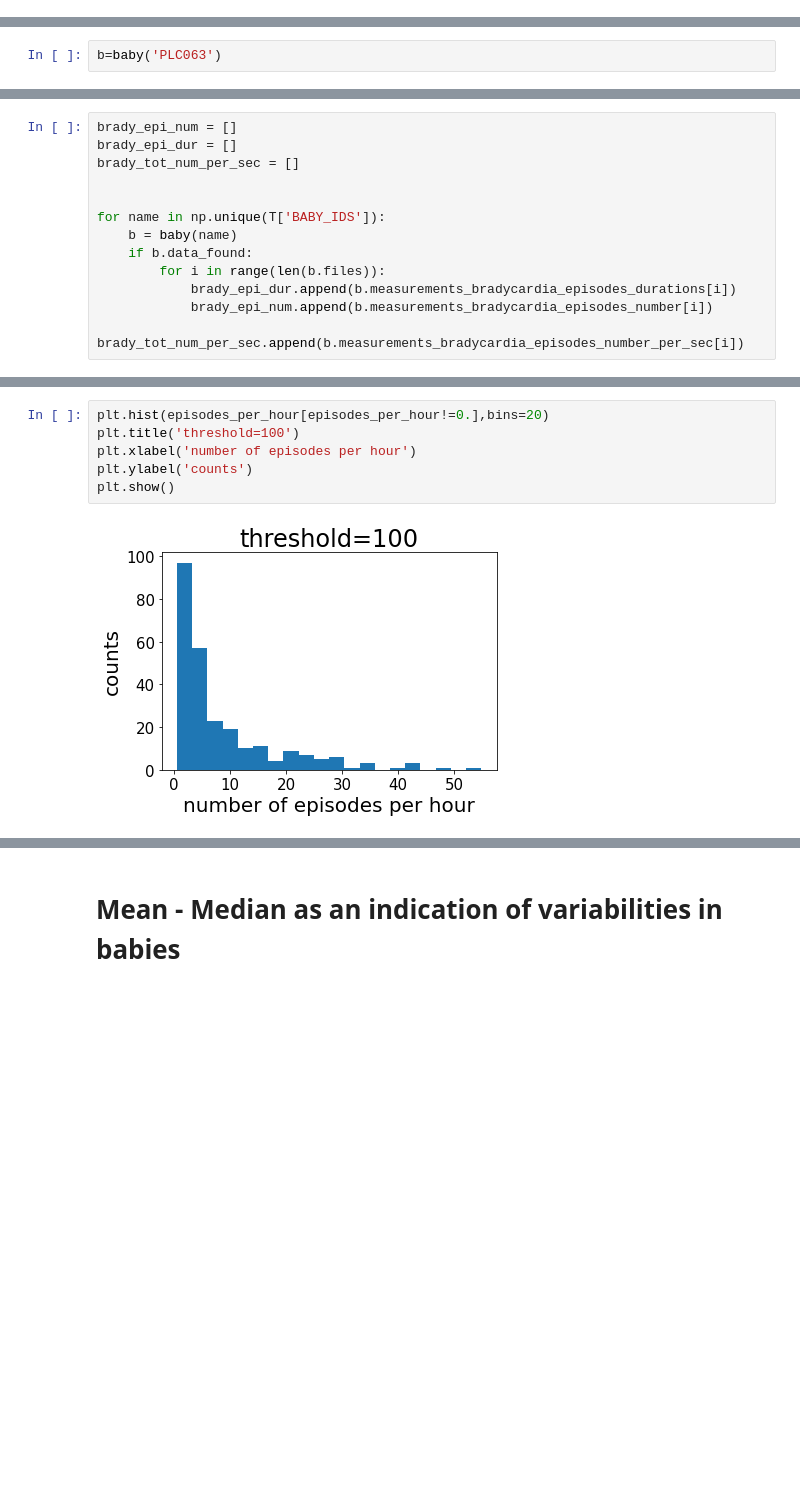
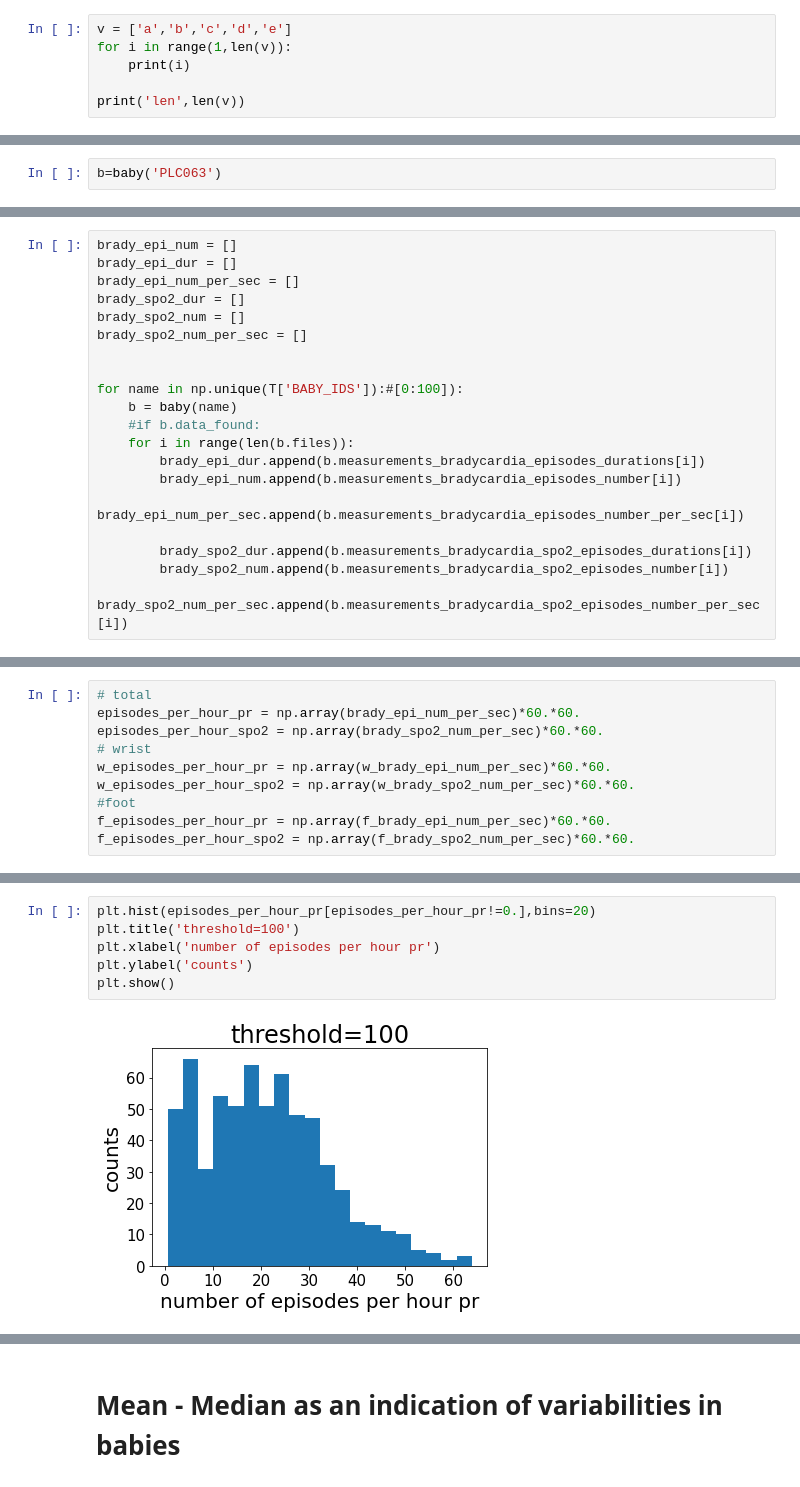
Before and after one commit to shisteve/NHS, a Jupyter notebook: 013_count_bradycardia.ipynb, the cells around one changed output, grey strips where cells are left out. Saved outputs shown, nothing was run; the diff lists cells and outputs as text; blank space fills up the shorter version.

```diff
--- a/013_count_bradycardia.ipynb
+++ b/013_count_bradycardia.ipynb
@@ -63,3 +79,9 @@ def get_brady_episodes_durations(t,PR, threshold=100, duration_min=15,time_step=
         else:
             contiguous_time_bin = False
     return np.array(episode_durations)
+# %%
+v = ['a','b','c','d','e']
+for i in range(1,len(v)):
+    print(i)
+
+print('len',len(v))
@@ -135,13 +216,20 @@ b=baby('PLC063')
 # %%
 brady_epi_num = []
 brady_epi_dur = []
-brady_tot_num_per_sec = []
+brady_epi_num_per_sec = []
+brady_spo2_dur = []
+brady_spo2_num = []
+brady_spo2_num_per_sec = []
 
 
-for name in np.unique(T['BABY_IDS']):
+for name in np.unique(T['BABY_IDS']):#[0:100]):
     b = baby(name)
-    if b.data_found:
-        for i in range(len(b.files)):
-            brady_epi_dur.append(b.measurements_bradycardia_episodes_durations[i])
-            brady_epi_num.append(b.measurements_bradycardia_episodes_number[i])
-            brady_tot_num_per_sec.append(b.measurements_bradycardia_episodes_number_per_sec[i])
+    #if b.data_found:
+    for i in range(len(b.files)):
+        brady_epi_dur.append(b.measurements_bradycardia_episodes_durations[i])
+        brady_epi_num.append(b.measurements_bradycardia_episodes_number[i])
+        brady_epi_num_per_sec.append(b.measurements_bradycardia_episodes_number_per_sec[i])
+
+        brady_spo2_dur.append(b.measurements_bradycardia_spo2_episodes_durations[i])
+        brady_spo2_num.append(b.measurements_bradycardia_spo2_episodes_number[i])
+        brady_spo2_num_per_sec.append(b.measurements_bradycardia_spo2_episodes_number_per_sec[i])
@@ -149,0 +275,10 @@ episodes_per_hour = np.array(brady_tot_num_per_sec)*60.*60.
+# %%
+# total
+episodes_per_hour_pr = np.array(brady_epi_num_per_sec)*60.*60.
+episodes_per_hour_spo2 = np.array(brady_spo2_num_per_sec)*60.*60.
+# wrist
+w_episodes_per_hour_pr = np.array(w_brady_epi_num_per_sec)*60.*60.
+w_episodes_per_hour_spo2 = np.array(w_brady_spo2_num_per_sec)*60.*60.
+#foot
+f_episodes_per_hour_pr = np.array(f_brady_epi_num_per_sec)*60.*60.
+f_episodes_per_hour_spo2 = np.array(f_brady_spo2_num_per_sec)*60.*60.
@@ -150,8 +352,8 @@ episodes_per_hour = np.array(brady_tot_num_per_sec)*60.*60.
 # %%
-plt.hist(episodes_per_hour[episodes_per_hour!=0.],bins=20)
+plt.hist(episodes_per_hour_pr[episodes_per_hour_pr!=0.],bins=20)
 plt.title('threshold=100')
-plt.xlabel('number of episodes per hour')
+plt.xlabel('number of episodes per hour pr')
 plt.ylabel('counts')
 plt.show()
 # %% [output]
-[figure, old version]
+[figure, new version]
```
Also changed, not shown: parts of 38 cells of this notebook, 2 other files.
